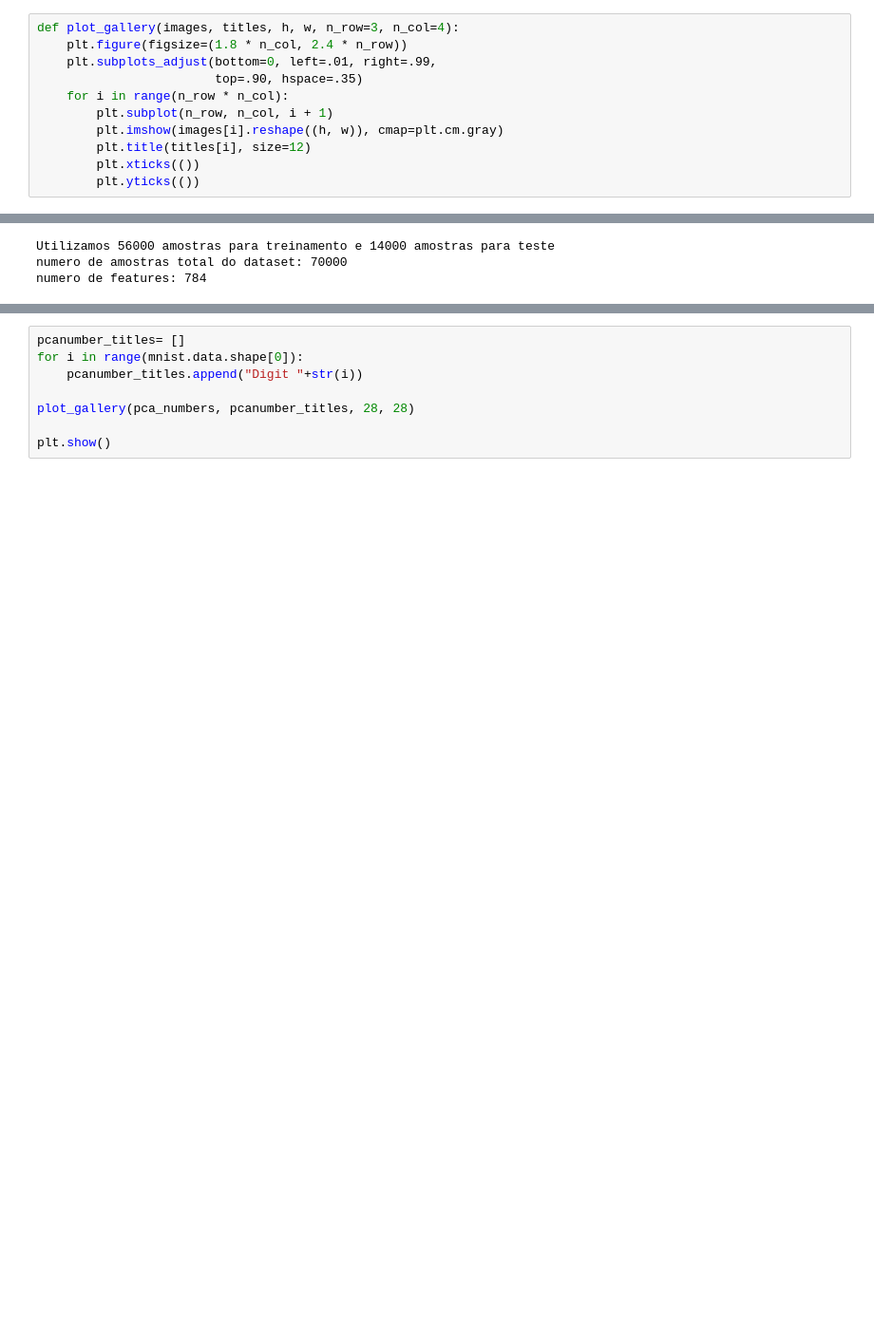
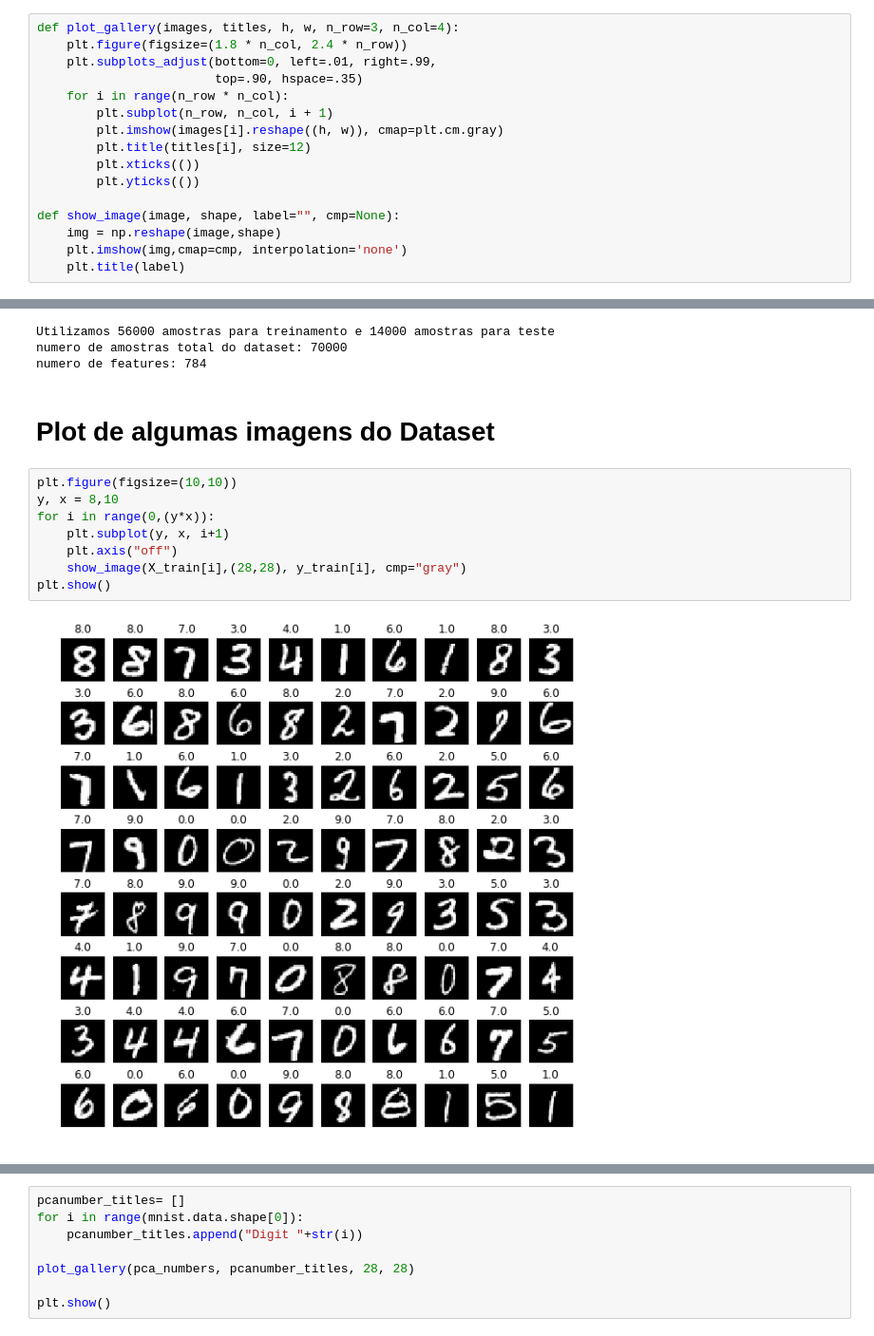
Before and after one commit to nlp-pucrs/ia-ec-2017-2-tp3, a Jupyter notebook: Diego_Gabrielle.ipynb, the cells around one changed output, grey strips where cells are left out. Shown: that part at 95% size. Saved outputs shown, nothing was run; the diff lists cells and outputs as text; blank space fills up the shorter version.

```diff
--- a/Diego_Gabrielle.ipynb
+++ b/Diego_Gabrielle.ipynb
@@ -27,6 +26,11 @@ def plot_gallery(images, titles, h, w, n_row=3, n_col=4):
         plt.title(titles[i], size=12)
         plt.xticks(())
         plt.yticks(())
+
+def show_image(image, shape, label="", cmp=None):
+    img = np.reshape(image,shape)
+    plt.imshow(img,cmap=cmp, interpolation='none')
+    plt.title(label)
 # %% [markdown]
 # Carrega o Dataset
 # %% [raw]
@@ -60,3 +64,15 @@ X_test_pca = pca.transform(X_test)
 Utilizamos 56000 amostras para treinamento e 14000 amostras para teste
 numero de amostras total do dataset: 70000
 numero de features: 784
+# %% [markdown]
+# Plot de algumas imagens do Dataset
+# %%
+plt.figure(figsize=(10,10))
+y, x = 8,10
+for i in range(0,(y*x)):
+    plt.subplot(y, x, i+1)
+    plt.axis("off")
+    show_image(X_train[i],(28,28), y_train[i], cmp="gray")
+plt.show()
+# %% [output]
+[figure, added]
```
Also changed, not shown: parts of 31 cells of this notebook.
